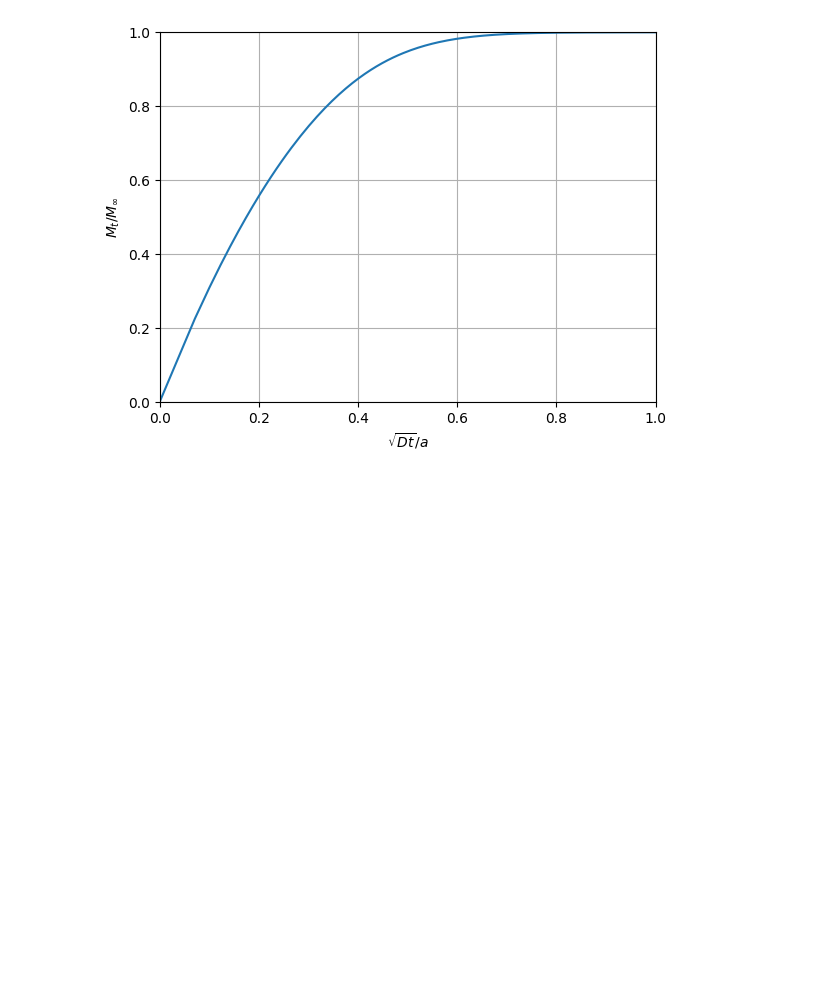
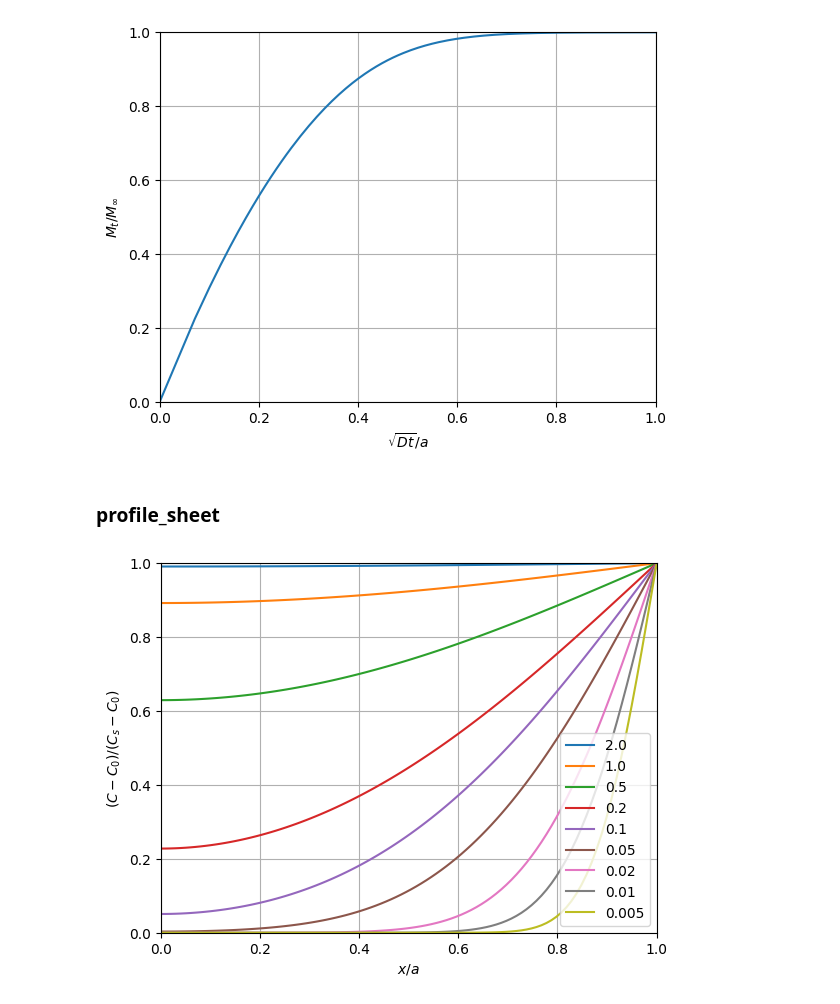
Before and after one commit to HugoMVale/polykin, a Jupyter notebook: docs/reference/transport/plots.ipynb, the cells around one changed output. Cells and saved outputs as stored; diff of their text form; code cells hidden in the pictures; blank space fills up the shorter version.

Commit message:
add diffusion submodule

```diff
--- a/docs/reference/transport/plots.ipynb
+++ b/docs/reference/transport/plots.ipynb
@@ -218,3 +218,29 @@ ax.grid(True)
 fig7.savefig("uptake_sphere.svg")
 # %% [output]
 [figure]
+# %% [markdown]
+### profile_sheet
+# %%
+a = 1.
+D = 1.
+x = np.linspace(0., a, 100)
+t = np.array([0.005, 0.01, 0.02, 0.05, 0.1, 0.2, 0.5, 1., 2.])
+q = np.zeros((t.size, x.size))
+for i in range(t.size):
+    for j in range(x.size):
+            q[i, j] = profile_sheet(t[i], x[j], a, D)
+fig8, ax = plt.subplots()
+tad = D*t / a**2
+for i in range(tad.size-1, -1, -1):
+    ax.plot(x, q[i, :], label=f"{tad[i]}")
+
+ax.legend(loc='lower right')
+ax.set_xlabel(r"$x/a$")
+ax.set_ylabel(r"$(C - C_0)/(C_s - C_0)$")
+ax.set_xlim(0, 1)
+ax.set_ylim(0, 1)
+ax.grid(True)
+
+fig8.savefig("./diffusion/profile_sheet.svg")
+# %% [output]
+[figure, added]
```
Also changed, not shown: parts of 2 cells of this notebook, 9 other files.
